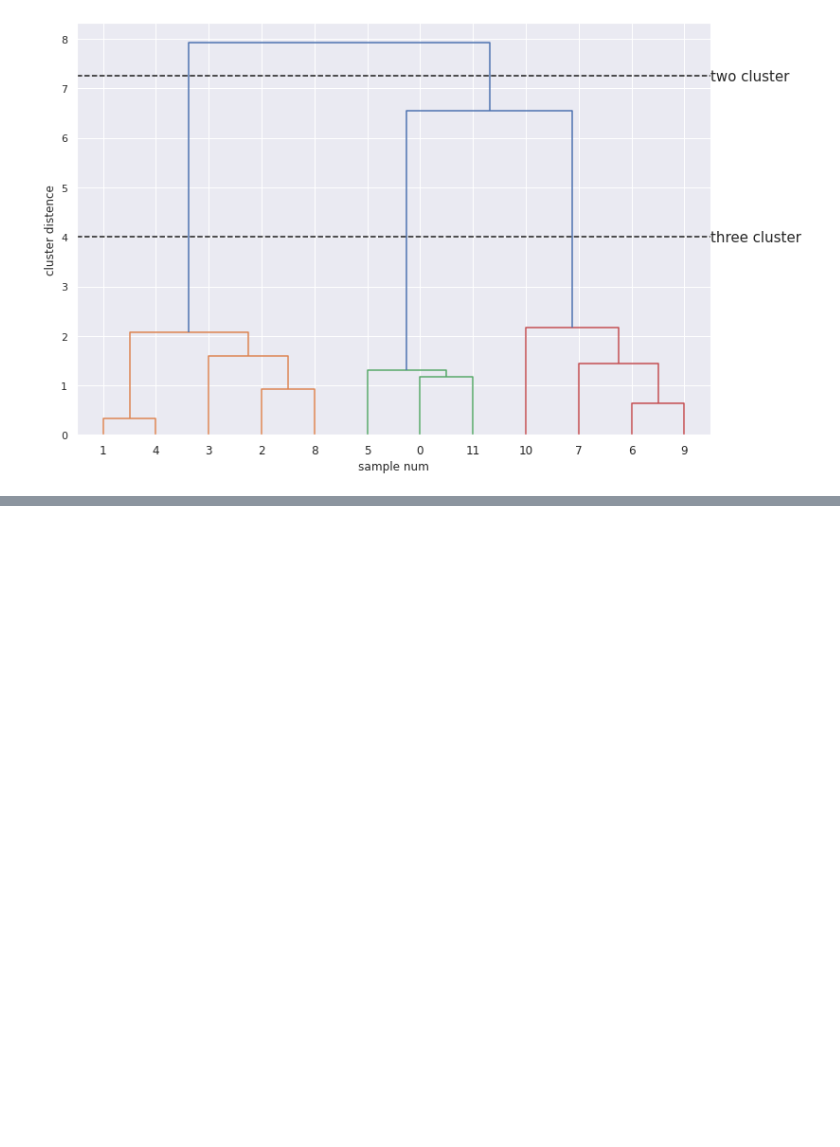
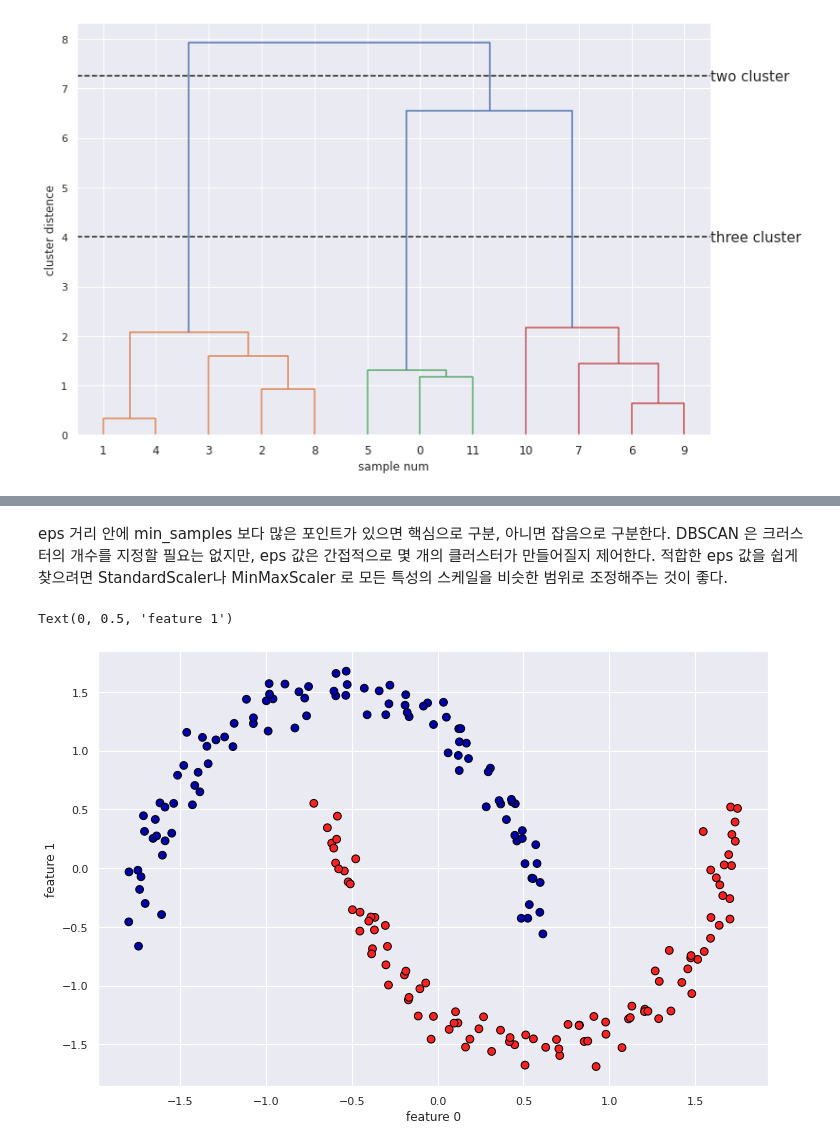
Before and after one commit to 201ssc/python_test1, a Jupyter notebook: 3_5_2_병합_군집.ipynb, the cells around one changed output, grey strips where cells are left out. Saved outputs shown, nothing was run; the diff lists cells and outputs as text; code cells hidden in the pictures; blank space fills up the shorter version.

```diff
--- a/3_5_2_병합_군집.ipynb
+++ b/3_5_2_병합_군집.ipynb
@@ -155,0 +198,22 @@ Text(0, 0.5, 'cluster distence')
+# %% [markdown]
+eps 거리 안에 min_samples 보다 많은 포인트가 있으면 핵심으로 구분, 아니면 잡음으로 구분한다.
+DBSCAN 은 크러스터의 개수를 지정할 필요는 없지만, eps 값은 간접적으로 몇 개의 클러스터가 만들어질지 제어한다. 적합한 eps 값을 쉽게 찾으려면 StandardScaler나  MinMaxScaler 로 모든 특성의 스케일을 비슷한 범위로 조정해주는 것이 좋다.
+# %%
+# two_moons 데이터셋에 DBSCAM을 적용한 결과이다. 이 알고리즘은 기본 설정값으로 두 개의 반달 모양을 정확히 찾아 구분한다.
+
+X, y = make_moons(n_samples=200, noise=0.05, random_state=0)
+
+# 평균이 0, 분산이 1이 되도록 데이터의 스케일을 조정한다.
+scaler = StandardScaler()
+scaler.fit(X)
+X_scaled = scaler.transform(X)
+
+dbscan = DBSCAN()
+clusters = dbscan.fit_predict(X_scaled)
+# 클러스터 할당을 표시한다.
+plt.scatter(X_scaled[:, 0], X_scaled[:, 1], c=clusters, cmap=mglearn.cm2, s=60, edgecolors='black')
+plt.xlabel('feature 0')
+plt.ylabel('feature 1')
+# %% [output]
+Text(0, 0.5, 'feature 1')
+[figure, added]
```
Also changed, not shown: parts of 6 cells of this notebook.
